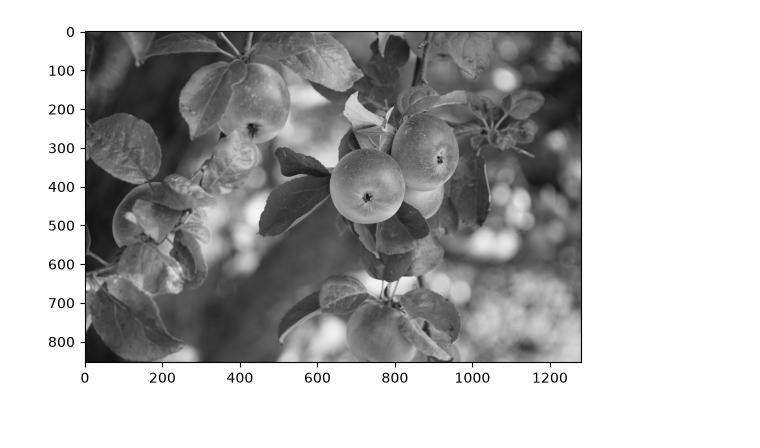
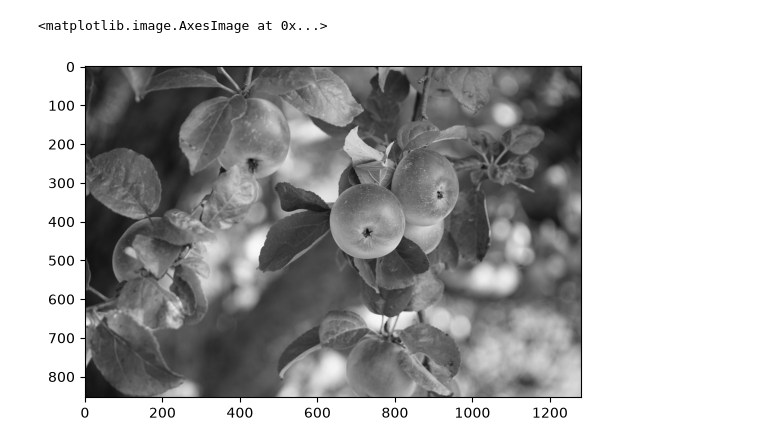
Before and after one commit to acsiuc/software-for-image-sound-processing, a Jupyter notebook: laboratory-2/exercise-5.ipynb, the cells around one changed output. Cells and saved outputs as stored; diff of their text form; code cells hidden in the pictures.

Commit message:
fix(lab2-ex5): make the reading, displaying, converting the image to  grayscale a function

```diff
--- a/laboratory-2/exercise-5.ipynb
+++ b/laboratory-2/exercise-5.ipynb
@@ -1,9 +1,13 @@
 # %%
 #EXERCISE 5
+from pathlib import Path
 from PIL import Image
+import matplotlib.pyplot as plt
 
-import matplotlib.pyplot as plt
-import numpy as np
+img_path = Path.home() / 'apple.jpg'
 
-apple_image = np.asarray(Image.open('/home/axiuc-fedor/apple.jpg'))
-plotted_image = plt.imshow(apple_image)
+def image_conversion(path, saving_name = 'greyscale.png'):
+    image = Image.open(path).convert('L')
+
+
+    return plt.imshow(image.convert('L'), cmap = 'gray')
@@ -12,6 +14,5 @@ plotted_image = plt.imshow(apple_image)
-# %%
-gray_apple = Image.open('/home/axiuc-fedor/apple.jpg').convert('LA')
-plt.imshow(gray_apple)
-gray_apple.save('greyscale.png')
-# %% [output]
-[figure, removed]
+# %%
+image_conversion(img_path)
+# %% [output]
+<matplotlib.image.AxesImage at 0x...>
+[figure, added]
```
Also changed, not shown: parts of 1 cell of this notebook.
